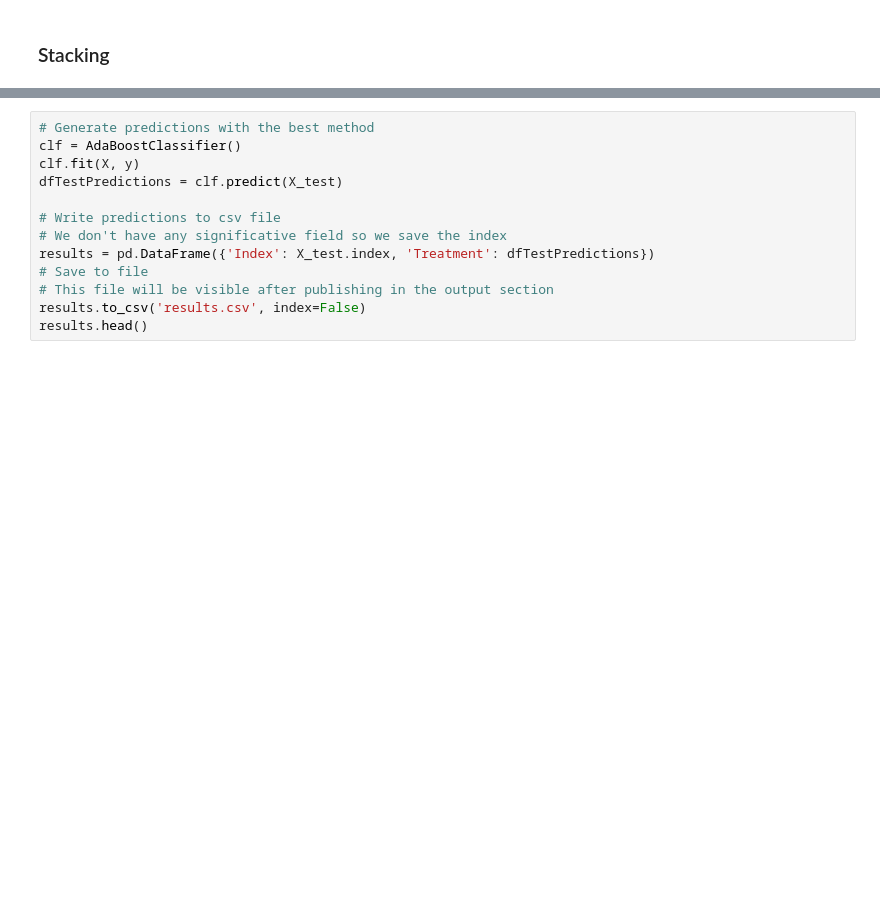
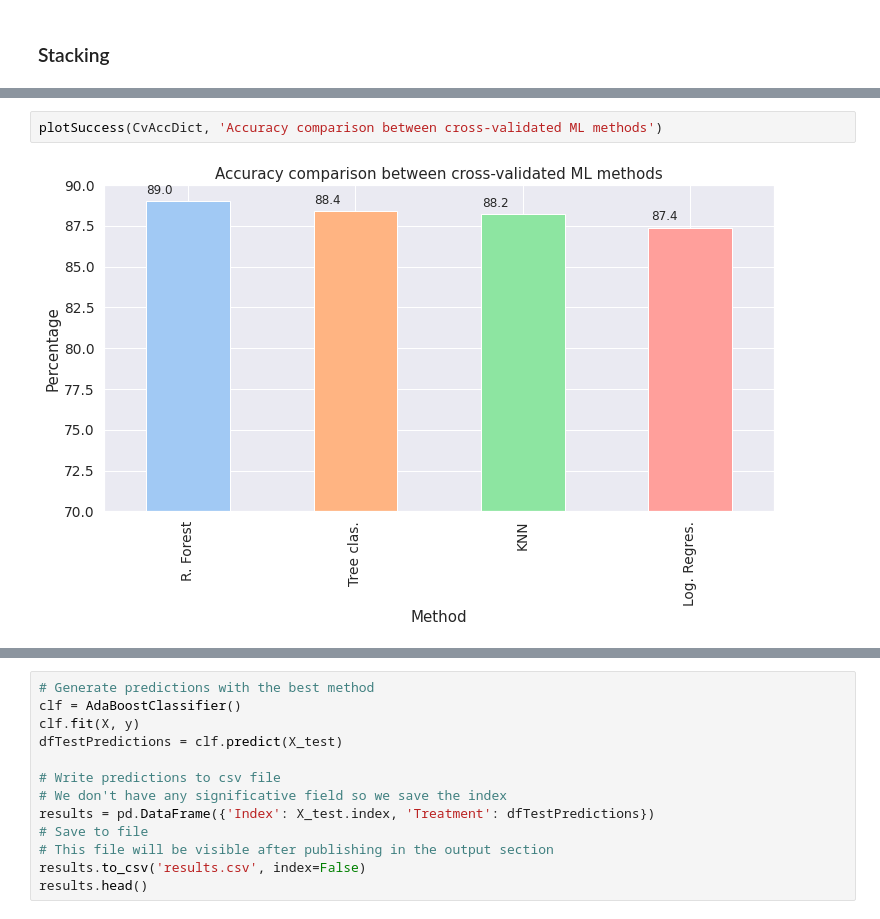
Before and after one commit to StefaniaSferragatta/fds, a Jupyter notebook: machine-learning-menthal-health-prediction-1.ipynb, the cells around one changed output, grey strips where cells are left out. Saved outputs shown, nothing was run; the diff lists cells and outputs as text; blank space fills up the shorter version.

```diff
--- a/machine-learning-menthal-health-prediction-1.ipynb
+++ b/machine-learning-menthal-health-prediction-1.ipynb
@@ -1153,0 +1004,4 @@ plotSuccess()
+# %%
+plotSuccess(CvAccDict, 'Accuracy comparison between cross-validated ML methods')
+# %% [output]
+[figure, added]
```
Also changed, not shown: parts of 52 cells of this notebook.
